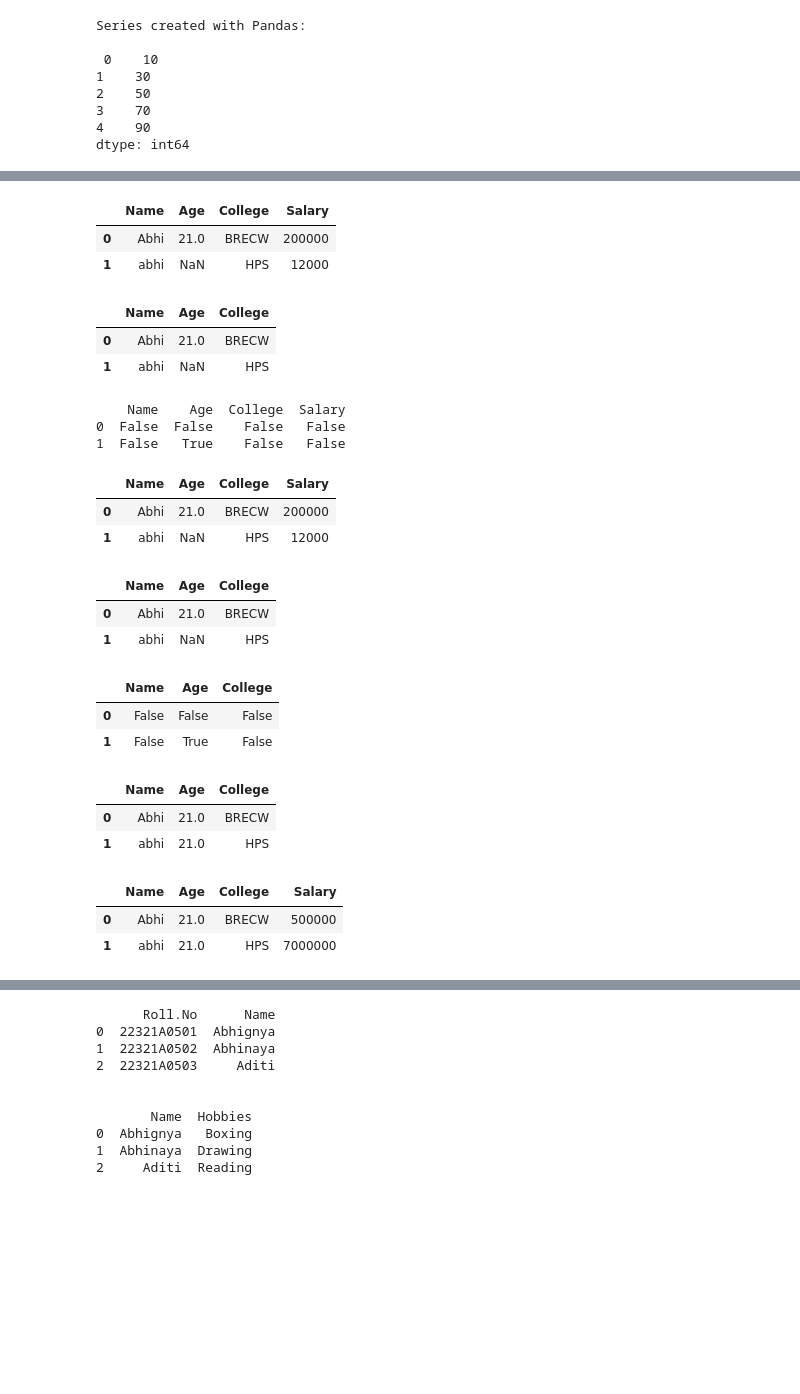
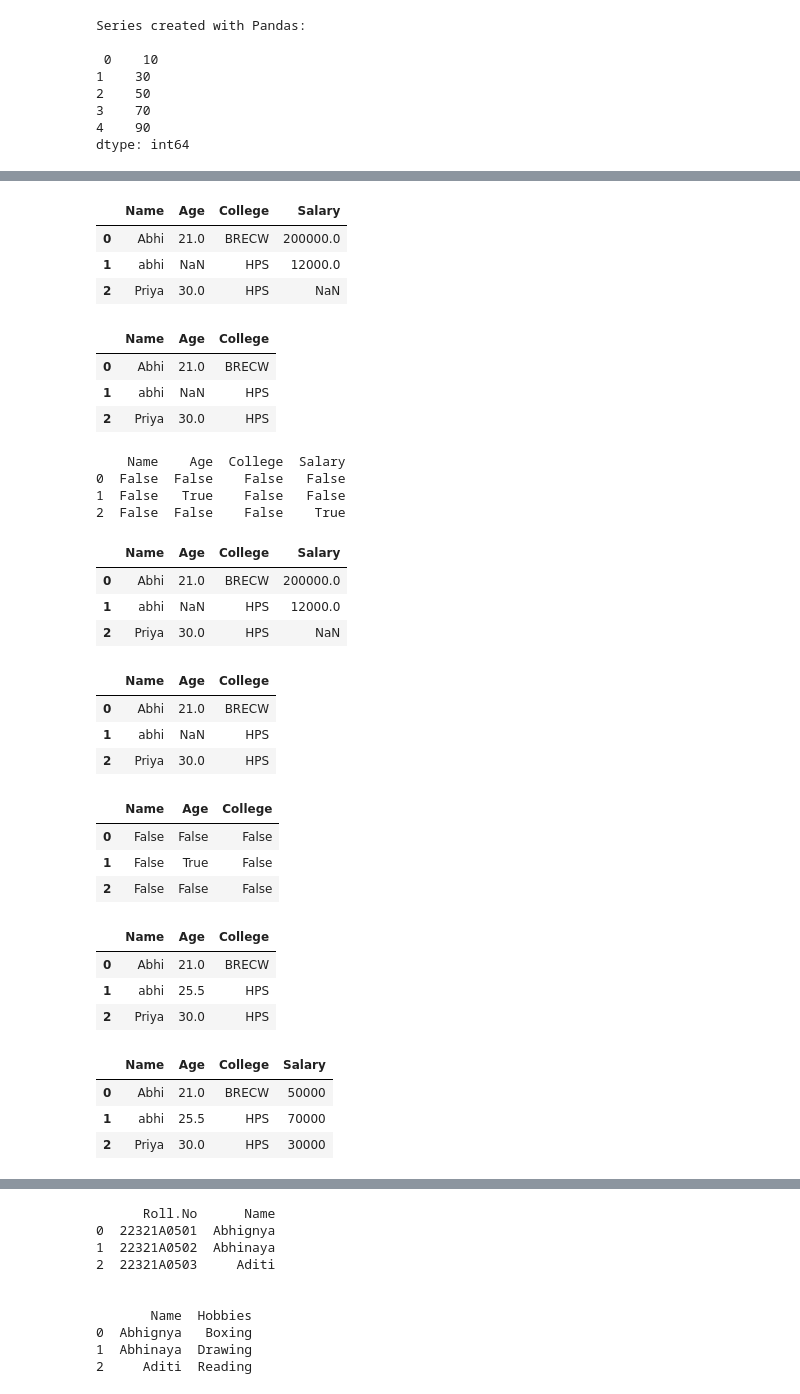
Before and after one commit to Abhi-0607/Python_Libraries_Practice, a Jupyter notebook: 3.Pandas.ipynb, the cells around one changed output, grey strips where cells are left out. Saved outputs shown, nothing was run; the diff lists cells and outputs as text; code cells hidden in the pictures; blank space fills up the shorter version.

```diff
--- a/3.Pandas.ipynb
+++ b/3.Pandas.ipynb
@@ -14,7 +14,7 @@ Series created with Pandas:
 4    90
 dtype: int64
 # %%
-data = {'Name':['Abhi',"abhi"], 'Age': [21,np.nan], 'College': ["BRECW", "HPS"],'Salary': [200000,12000] }
+data = {'Name':['Abhi',"abhi","Priya"], 'Age': [21,np.nan,30], 'College': ["BRECW", "HPS","HPS"],'Salary': [200000,12000,np.nan] }
 df = pd.DataFrame(data)
 print(df)
 # %% [output]
@@ -94,26 +102,30 @@ print("\n")
 df
 # %% [output]
 |  | Name | Age | College | Salary |
-| 0 | Abhi | 21.0 | BRECW | 200000 |
-| 1 | abhi | NaN | HPS | 12000 |
+| 0 | Abhi | 21.0 | BRECW | 200000.0 |
+| 1 | abhi | NaN | HPS | 12000.0 |
+| 2 | Priya | 30.0 | HPS | NaN |
 # %%
 df.drop('Salary',axis = 1)
 # %% [output]
 |  | Name | Age | College |
 | 0 | Abhi | 21.0 | BRECW |
 | 1 | abhi | NaN | HPS |
+| 2 | Priya | 30.0 | HPS |
 # %%
 print(df.isnull())
 # %% [output]
     Name    Age  College  Salary
 0  False  False    False   False
 1  False   True    False   False
+2  False  False    False    True
 # %%
 df
 # %% [output]
 |  | Name | Age | College | Salary |
-| 0 | Abhi | 21.0 | BRECW | 200000 |
-| 1 | abhi | NaN | HPS | 12000 |
+| 0 | Abhi | 21.0 | BRECW | 200000.0 |
+| 1 | abhi | NaN | HPS | 12000.0 |
+| 2 | Priya | 30.0 | HPS | NaN |
 # %%
 df.drop('Salary',axis = 1,inplace=True)
 # %%
@@ -122,12 +134,14 @@ df
 |  | Name | Age | College |
 | 0 | Abhi | 21.0 | BRECW |
 | 1 | abhi | NaN | HPS |
+| 2 | Priya | 30.0 | HPS |
 # %%
 df.isnull()
 # %% [output]
 |  | Name | Age | College |
 | 0 | False | False | False |
 | 1 | False | True | False |
+| 2 | False | False | False |
 # %%
 df['Age'] = df['Age'].fillna(df['Age'].mean())
 # %%
@@ -135,15 +149,17 @@ df
 # %% [output]
 |  | Name | Age | College |
 | 0 | Abhi | 21.0 | BRECW |
-| 1 | abhi | 21.0 | HPS |
+| 1 | abhi | 25.5 | HPS |
+| 2 | Priya | 30.0 | HPS |
 # %%
 #adding column
-df['Salary'] = [500000, 7000000]
+df['Salary'] = [50000, 70000,30000]
 df
 # %% [output]
 |  | Name | Age | College | Salary |
-| 0 | Abhi | 21.0 | BRECW | 500000 |
-| 1 | abhi | 21.0 | HPS | 7000000 |
+| 0 | Abhi | 21.0 | BRECW | 50000 |
+| 1 | abhi | 25.5 | HPS | 70000 |
+| 2 | Priya | 30.0 | HPS | 30000 |
 # %%
 #sorint dataframe by column
 print(df.sort_values(by = 'Name'))
```
Also changed, not shown: parts of 22 cells of this notebook.
